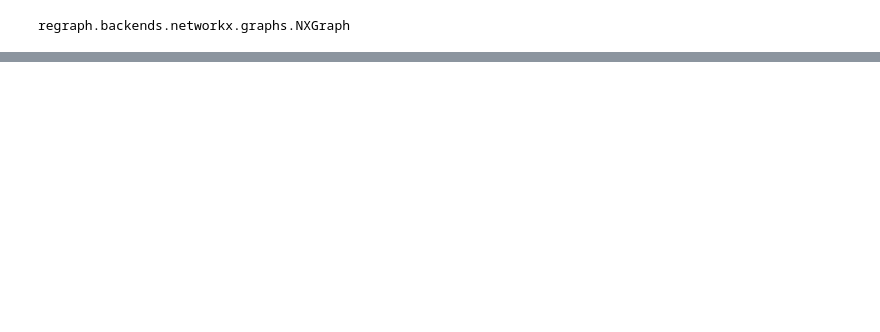
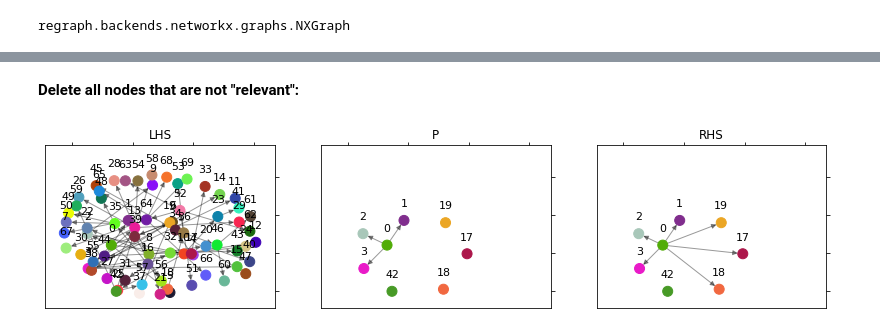
Before and after one commit to the-sea-ink/data-science-pipelines, a Jupyter notebook: networkx_graph_builder.ipynb, the cells around one changed output, grey strips where cells are left out. Saved outputs shown, nothing was run; the diff lists cells and outputs as text; code cells hidden in the pictures; blank space fills up the shorter version.

Commit message:
fundamental rewrite patterns

```diff
--- a/networkx_graph_builder.ipynb
+++ b/networkx_graph_builder.ipynb
@@ -103,0 +279,44 @@ print(json_rules)
+# %%
+instances = G.find_matching(pattern6)
+this_ids = get_ids("code_block", instances)
+#all_ids += this_ids
+
+rule = connect_parent_and_children(this_ids, rule)
+
+# for id in this_ids:
+#     print(id)
+#     rule.inject_remove_node(id)
+# %%
+instances = G.find_matching(pattern9)
+this_ids = get_ids("expr_statement", instances)
+#all_ids += this_ids
+
+rule = connect_parent_and_children(this_ids, rule)
+
+# for id in this_ids:
+#     print(id)
+#     rule.inject_remove_node(id)
+# %%
+instances = G.find_matching(pattern4)
+this_ids = get_ids("var_assignment", instances)
+all_ids += this_ids
+
+instances = G.find_matching(pattern5)
+this_ids += get_ids("first_node", instances)
+all_ids += this_ids
+
+instances = G.find_matching(pattern7)
+this_ids += get_ids("if", instances)
+all_ids += this_ids
+
+instances = G.find_matching(pattern8)
+this_ids += get_ids("for", instances)
+all_ids += this_ids
+# %% [markdown]
+<b>Delete all nodes that are not "relevant":</b>
+# %%
+rule = remove_everything_else(all_ids, rule, len(parsed_json["nodes"]))
+# %%
+plot_rule(rule)
+# %% [output]
+[figure, added]
```
Also changed, not shown: parts of 35 cells of this notebook.
